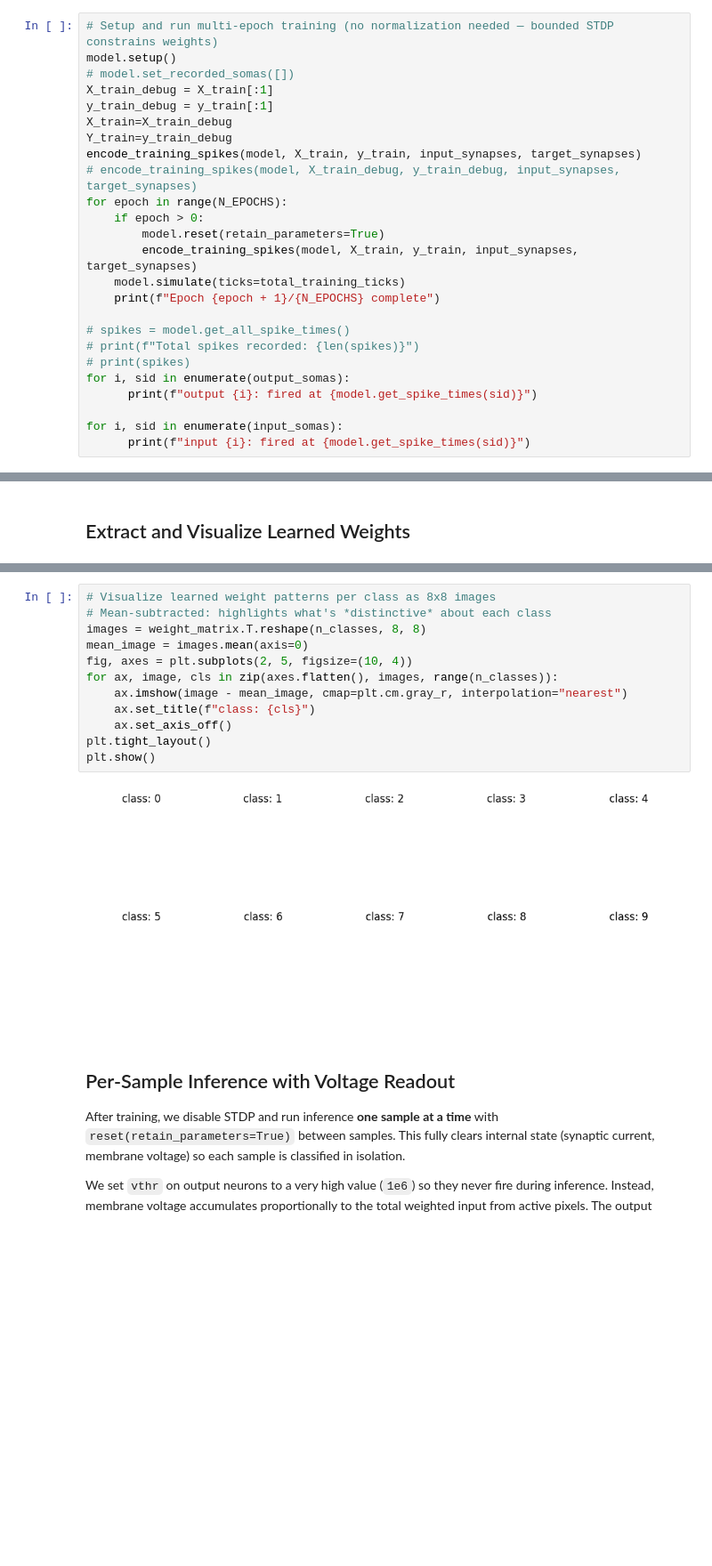
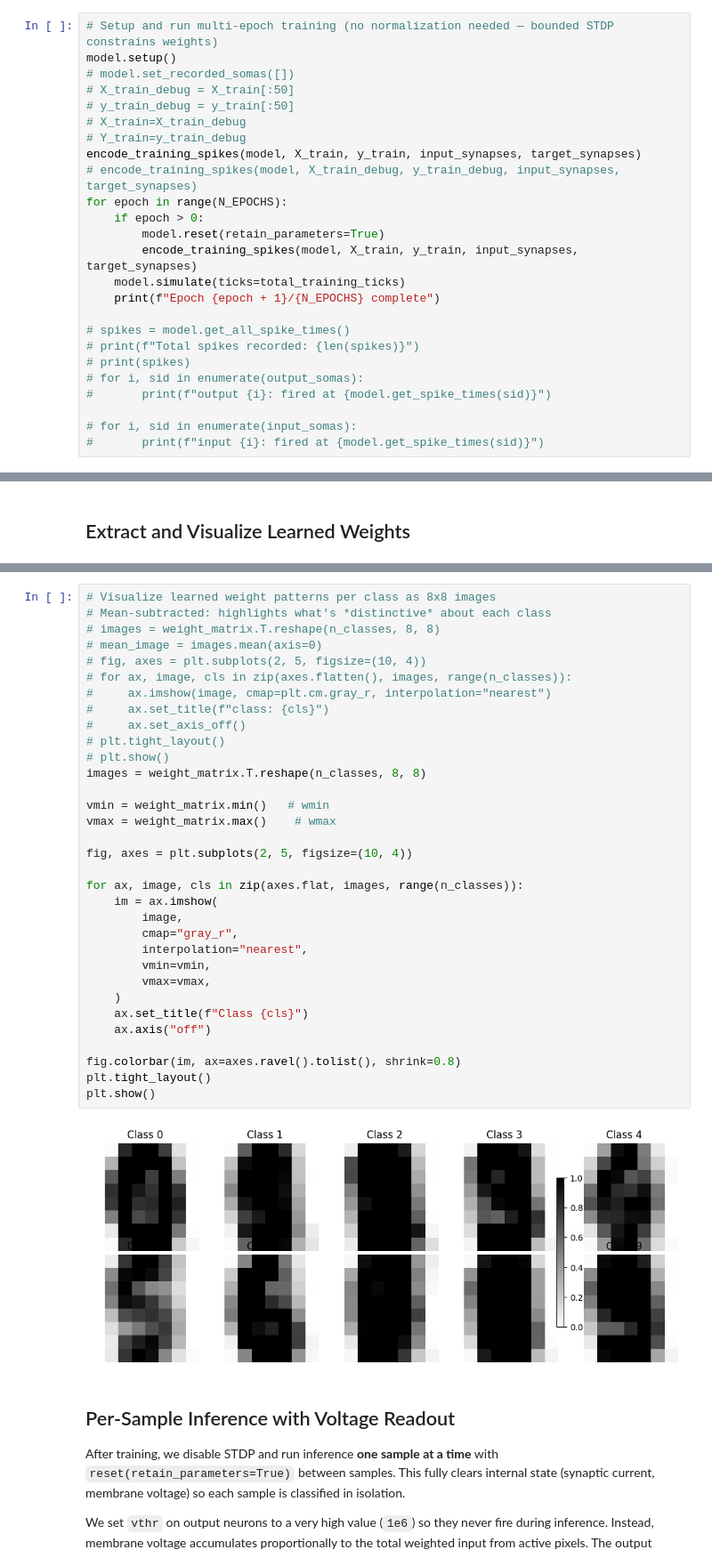
Before and after one commit to ORNL/superneuroabm, a Jupyter notebook: tutorials/02_superneuroabm_digits.ipynb, the cells around one changed output, grey strips where cells are left out. Shown at 89% size. Saved outputs shown, nothing was run; the diff lists cells and outputs as text; blank space fills up the shorter version.

Commit message:
DIGITS Trained

```diff
--- a/tutorials/02_superneuroabm_digits.ipynb
+++ b/tutorials/02_superneuroabm_digits.ipynb
@@ -220,10 +232,10 @@ Training epochs: 1
 # Setup and run multi-epoch training (no normalization needed — bounded STDP constrains weights)
 model.setup()
 # model.set_recorded_somas([])
-X_train_debug = X_train[:1]
-y_train_debug = y_train[:1]
-X_train=X_train_debug
-Y_train=y_train_debug
+# X_train_debug = X_train[:50]
+# y_train_debug = y_train[:50]
+# X_train=X_train_debug
+# Y_train=y_train_debug
 encode_training_spikes(model, X_train, y_train, input_synapses, target_synapses)
 # encode_training_spikes(model, X_train_debug, y_train_debug, input_synapses, target_synapses)
 for epoch in range(N_EPOCHS):
@@ -236,9 +248,9 @@ for epoch in range(N_EPOCHS):
 # spikes = model.get_all_spike_times()
 # print(f"Total spikes recorded: {len(spikes)}")
 # print(spikes)
-for i, sid in enumerate(output_somas):
-      print(f"output {i}: fired at {model.get_spike_times(sid)}")
+# for i, sid in enumerate(output_somas):
+#       print(f"output {i}: fired at {model.get_spike_times(sid)}")
 
-for i, sid in enumerate(input_somas):
-      print(f"input {i}: fired at {model.get_spike_times(sid)}")
+# for i, sid in enumerate(input_somas):
+#       print(f"input {i}: fired at {model.get_spike_times(sid)}")
 # %% [output]
@@ -280,17 +292,38 @@ Weight range: [0.0000, 0.0000]
 # %%
 # Visualize learned weight patterns per class as 8x8 images
 # Mean-subtracted: highlights what's *distinctive* about each class
+# images = weight_matrix.T.reshape(n_classes, 8, 8)
+# mean_image = images.mean(axis=0)
+# fig, axes = plt.subplots(2, 5, figsize=(10, 4))
+# for ax, image, cls in zip(axes.flatten(), images, range(n_classes)):
+#     ax.imshow(image, cmap=plt.cm.gray_r, interpolation="nearest")
+#     ax.set_title(f"class: {cls}")
+#     ax.set_axis_off()
+# plt.tight_layout()
+# plt.show()
 images = weight_matrix.T.reshape(n_classes, 8, 8)
-mean_image = images.mean(axis=0)
+
+vmin = weight_matrix.min()   # wmin
+vmax = weight_matrix.max()    # wmax
+
 fig, axes = plt.subplots(2, 5, figsize=(10, 4))
-for ax, image, cls in zip(axes.flatten(), images, range(n_classes)):
-    ax.imshow(image - mean_image, cmap=plt.cm.gray_r, interpolation="nearest")
-    ax.set_title(f"class: {cls}")
-    ax.set_axis_off()
+
+for ax, image, cls in zip(axes.flat, images, range(n_classes)):
+    im = ax.imshow(
+        image,
+        cmap="gray_r",
+        interpolation="nearest",
+        vmin=vmin,
+        vmax=vmax,
+    )
+    ax.set_title(f"Class {cls}")
+    ax.axis("off")
+
+fig.colorbar(im, ax=axes.ravel().tolist(), shrink=0.8)
 plt.tight_layout()
 plt.show()
 # %% [output]
-[figure, old version]
+[figure, new version]
 # %% [markdown]
 ## Per-Sample Inference with Voltage Readout
 
```
Also changed, not shown: parts of 6 cells of this notebook, 2 other files.
